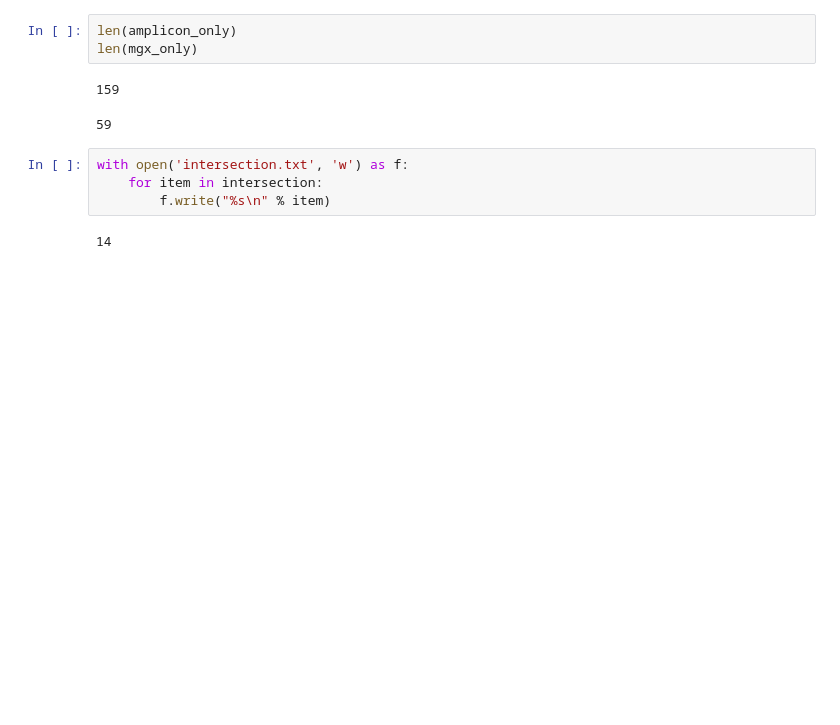
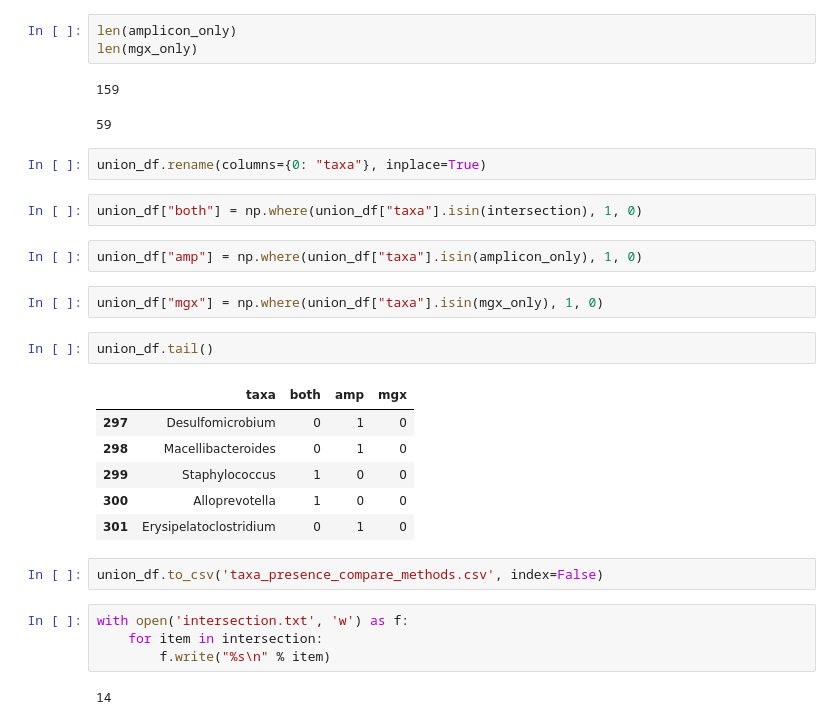
Before and after one commit to Klepac-Ceraj-Lab/thesis, a Jupyter notebook: paper-method-comparison/thesis_mgx_16S_comparison.ipynb, the cells around one changed output. Saved outputs shown, nothing was run; the diff lists cells and outputs as text; blank space fills up the shorter version.

```diff
--- a/paper-method-comparison/thesis_mgx_16S_comparison.ipynb
+++ b/paper-method-comparison/thesis_mgx_16S_comparison.ipynb
@@ -155,6 +155,25 @@ len(mgx_only)
 # %% [output]
 159
 59
+# %%
+union_df.rename(columns={0: "taxa"}, inplace=True)
+# %%
+union_df["both"] = np.where(union_df["taxa"].isin(intersection), 1, 0)
+# %%
+union_df["amp"] = np.where(union_df["taxa"].isin(amplicon_only), 1, 0)
+# %%
+union_df["mgx"] = np.where(union_df["taxa"].isin(mgx_only), 1, 0)
+# %%
+union_df.tail()
+# %% [output]
+|  | taxa | both | amp | mgx |
+| 297 | Desulfomicrobium | 0 | 1 | 0 |
+| 298 | Macellibacteroides | 0 | 1 | 0 |
+| 299 | Staphylococcus | 1 | 0 | 0 |
+| 300 | Alloprevotella | 1 | 0 | 0 |
+| 301 | Erysipelatoclostridium | 0 | 1 | 0 |
+# %%
+union_df.to_csv('taxa_presence_compare_methods.csv', index=False)
 # %%
 with open('intersection.txt', 'w') as f:
     for item in intersection:
```
Also changed, not shown: parts of 2 cells of this notebook, 3 other files.
